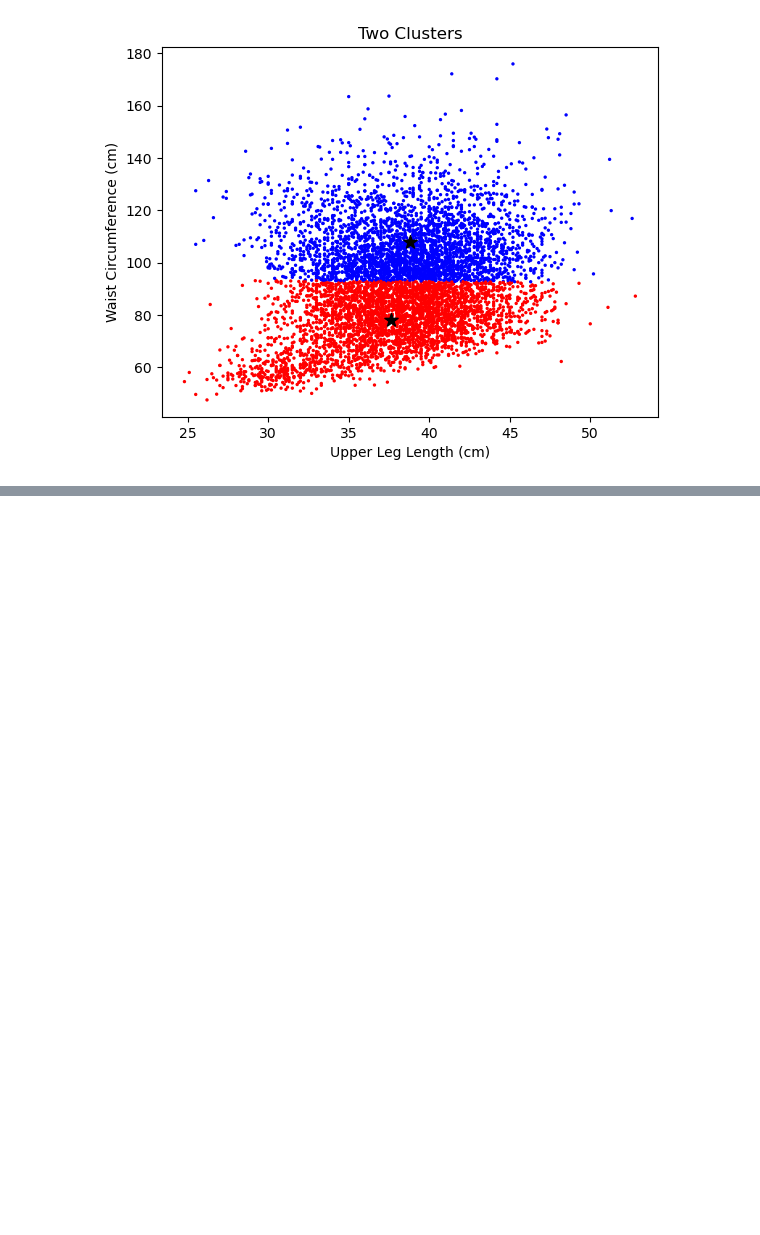
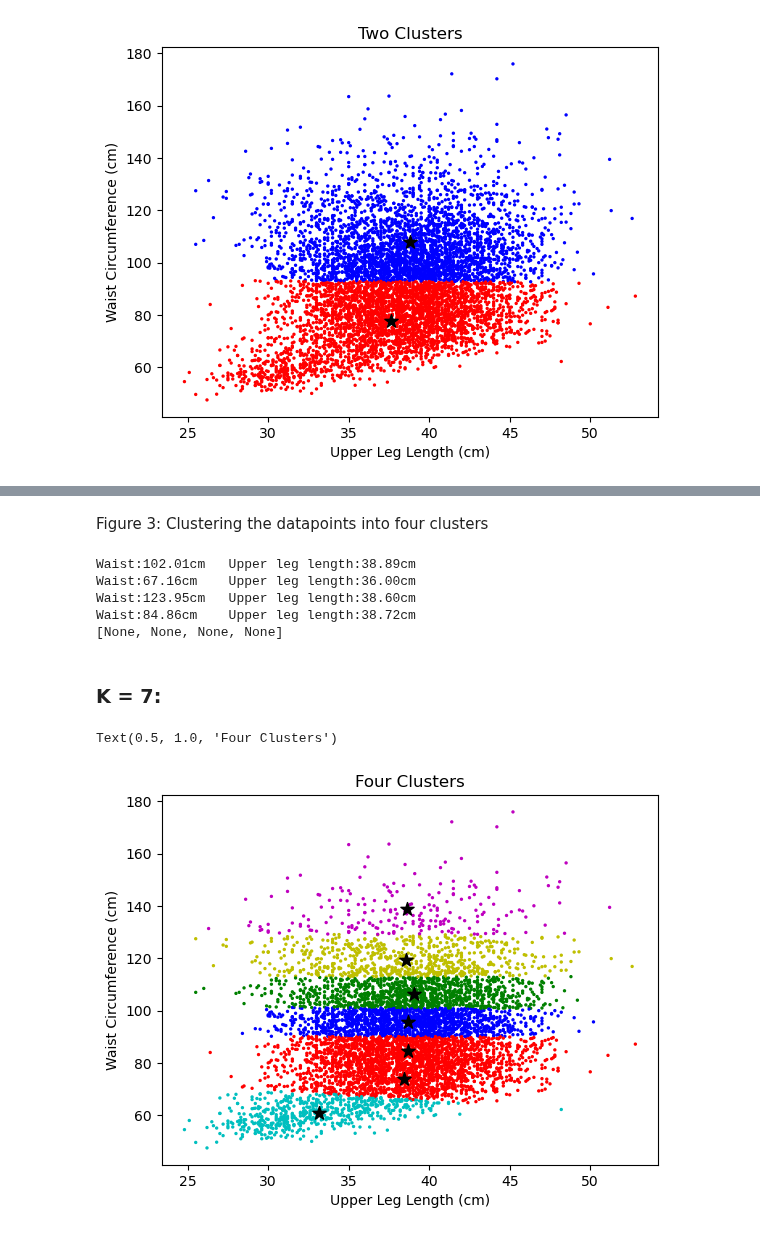
Before and after one commit to MarcoAxel/AI-ML, a Jupyter notebook: K-Means_Project/KMeans_Model.ipynb, the cells around one changed output, grey strips where cells are left out. Drawn from its saved outputs; the diff is of its cells as text; code cells hidden in the pictures; blank space fills up the shorter version.

```diff
--- a/K-Means_Project/KMeans_Model.ipynb
+++ b/K-Means_Project/KMeans_Model.ipynb
@@ -137,0 +221,36 @@ Centroid 2: [37.6544592  77.88026565]
+# %% [markdown]
+Figure 3: Clustering the datapoints into four clusters
+# %%
+c = [print(f"Waist:{centroid[1]:0.2f}cm \t Upper leg length:{centroid[0]:0.2f}cm") for centroid in centroids]
+print(c)
+# %% [output]
+Waist:102.01cm   Upper leg length:38.89cm
+Waist:67.16cm    Upper leg length:36.00cm
+Waist:123.95cm   Upper leg length:38.60cm
+Waist:84.86cm    Upper leg length:38.72cm
+[None, None, None, None]
+# %% [markdown]
+### K = 7:
+# %%
+from sklearn.cluster import KMeans
+
+k = 7
+x = np.array(list(zip(df["bmxleg"],df["bmxwaist"])))
+
+kmeans = KMeans(n_clusters=k)
+kmeans = kmeans.fit(x)
+labels = kmeans.predict(x)
+centroids = kmeans.cluster_centers_
+
+#---map the labels to colors---
+c = ['b','r','y','g','c','m','r']
+colors = [c[i] for i in labels]
+
+plt.scatter(df['bmxleg'],df['bmxwaist'], c=colors, s=2)
+plt.scatter(centroids[:,0], centroids[:,1], marker='*', s=100, c='black')
+plt.xlabel("Upper Leg Length (cm)")
+plt.ylabel("Waist Circumference (cm)")
+plt.title("Four Clusters")
+# %% [output]
+Text(0.5, 1.0, 'Four Clusters')
+[figure, added]
```
Also changed, not shown: parts of 16 cells of this notebook.
